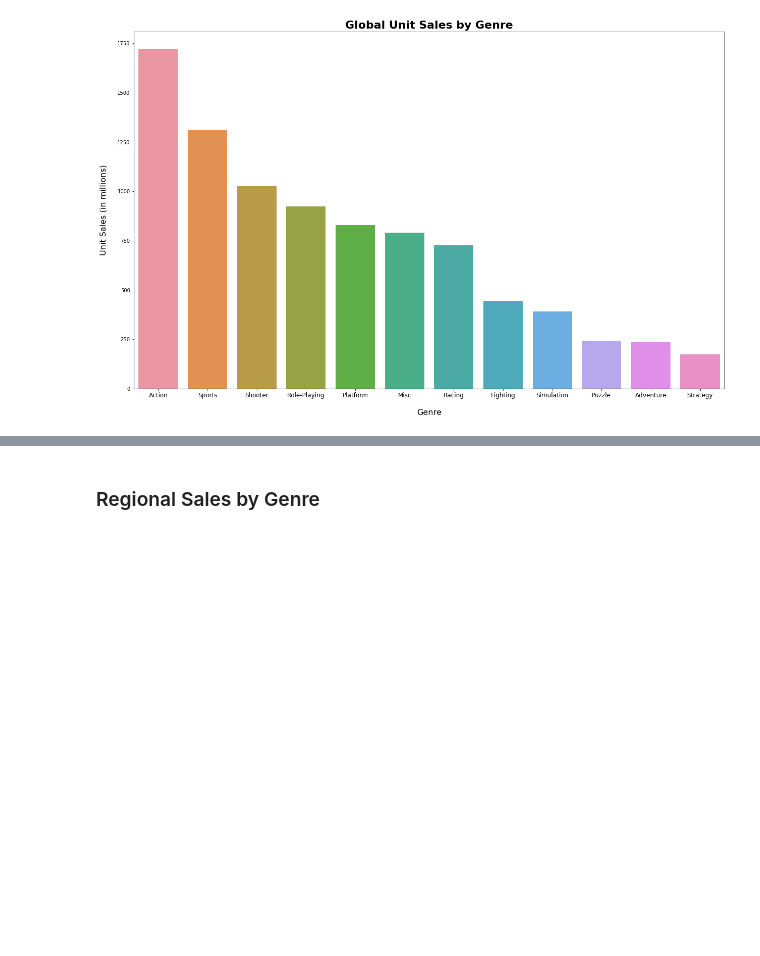
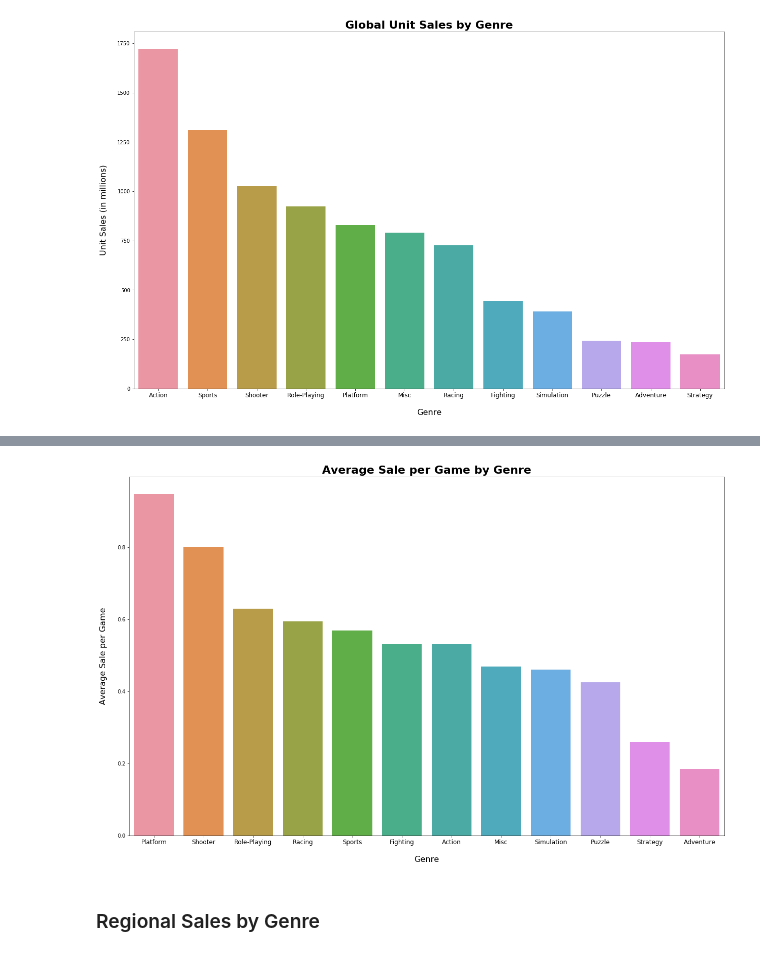
Before and after one commit to jkundycki/vgsales, a Jupyter notebook: New.ipynb, the cells around one changed output, grey strips where cells are left out. Drawn from its saved outputs; the diff is of its cells as text; code cells hidden in the pictures; blank space fills up the shorter version.

```diff
--- a/New.ipynb
+++ b/New.ipynb
@@ -55,0 +56,8 @@ plt.show()
+# %%
+sales_per_game = genre_order.copy()
+# %%
+sales_per_game['Value_Counts'] = df.Genre.value_counts()
+# %%
+sales_per_game['Value_Counts'] = [3251, 2304, 1282, 1470, 875, 1686, 1225, 836, 848, 570, 1274, 670]
+# %%
+sales_per_game['sale_per_game'] = sales_per_game['Global_Sales']/sales_per_game['Value_Counts']
@@ -56,3 +80,13 @@ plt.show()
+# %%
+plt.figure(figsize=(21,13))
+sns.barplot(x="Genre", y="sale_per_game", data=sales_per_game, order=sales_per_game.sort_values('sale_per_game', ascending=False).Genre)
+plt.title('Average Sale per Game by Genre', fontweight='bold',fontsize=22)
+plt.xlabel('Genre',fontsize=16, labelpad=20)
+plt.ylabel('Average Sale per Game',fontsize=16, labelpad=20)
+plt.xticks(fontsize=12)
+plt.show()
+# %% [output]
+[figure, added]
 # %% [markdown]
 ### Regional Sales by Genre
 # %% [markdown]
```
Also changed, not shown: parts of 2 cells of this notebook.
